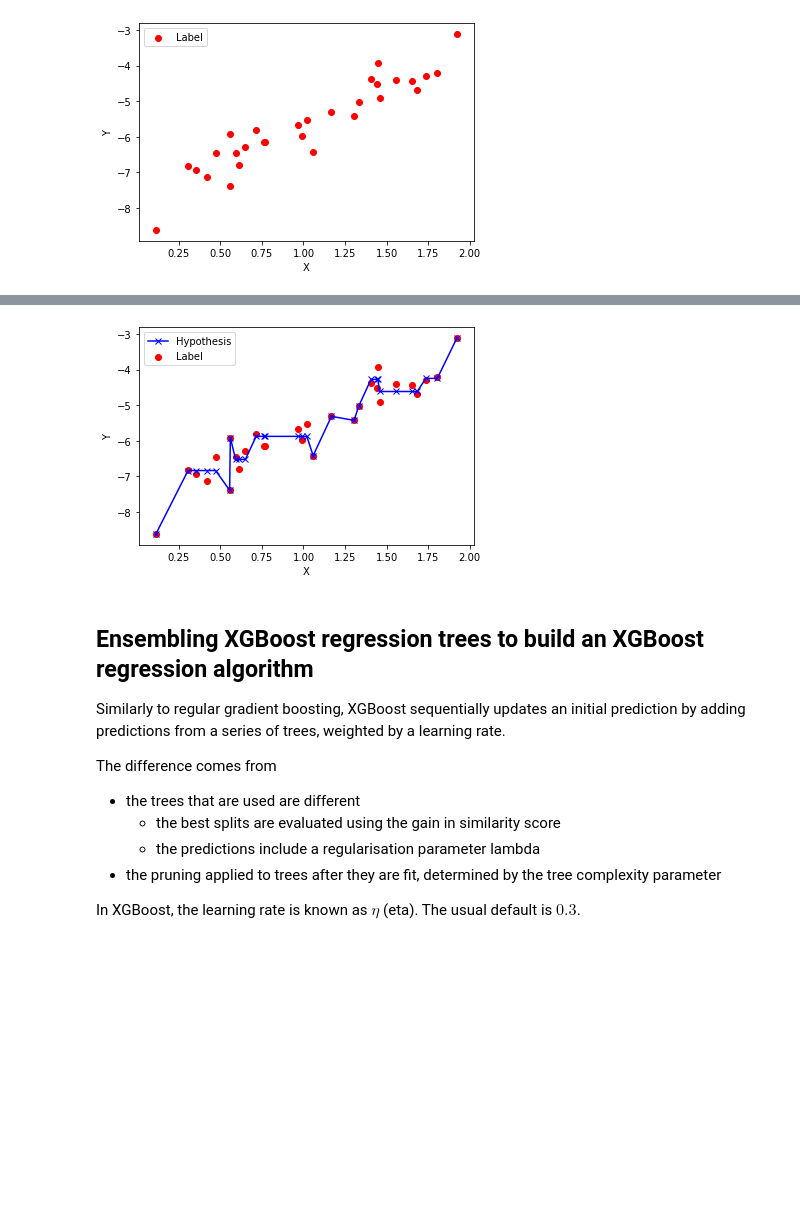
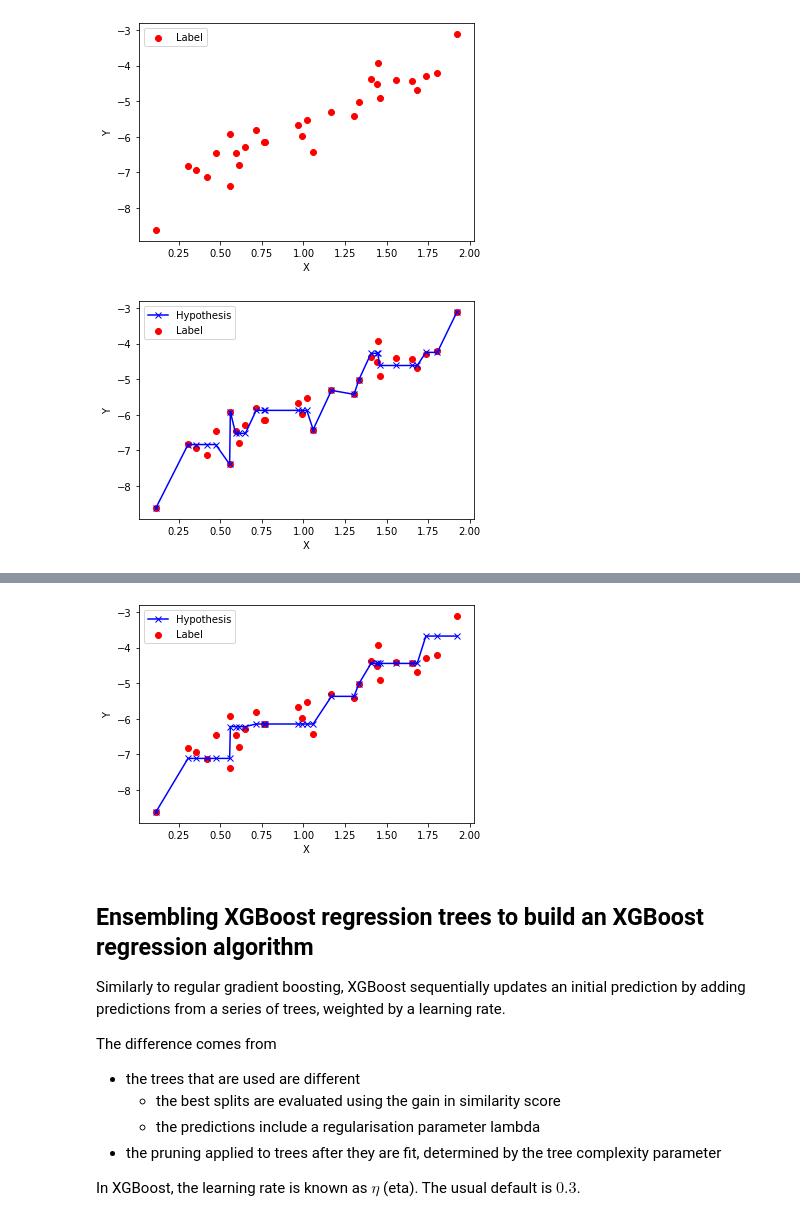
Before and after one commit to TataAndBigData/Practical-ML-DS, a Jupyter notebook: Chapter 1. Machine Learning Foundations/18. XGBoost.ipynb, the cells around one changed output, grey strips where cells are left out. Saved outputs shown, nothing was run; the diff lists cells and outputs as text; code cells hidden in the pictures; blank space fills up the shorter version.

Commit message:
added pruning to XGBoost

```diff
--- a/Chapter 1. Machine Learning Foundations/18. XGBoost.ipynb
+++ b/Chapter 1. Machine Learning Foundations/18. XGBoost.ipynb
@@ -121,15 +125,16 @@ import numpy as np
 
 # very similar to the regression tree that we implemented previously
 class XGBoostTree:
-    def __init__(self, max_depth=1):
+    def __init__(self, max_depth=1, gamma=100):
         self.max_depth = max_depth
+        self.gamma = gamma
 
     def get_leaf_similarity_score(self, examples_in_region, prediction):
         """Return the similarity score for a leaf"""
         x, Y = examples_in_region
         # prediction = np.mean(Y)
         similarity = np.sum(Y - prediction)**2 # not mean squared error but squared mean error
-        print('similarity:', similarity)
+        # print('similarity:', similarity)
         return similarity
 
     def get_split_gain(self, x, Y, split_pos):
@@ -141,8 +146,8 @@ class XGBoostTree:
         first_region_similarity = self.get_leaf_similarity_score(in_first_region, parent_prediction)
         not_in_first_region_similarity = self.get_leaf_similarity_score(not_in_first_region, parent_prediction)
         gain = first_region_similarity + not_in_first_region_similarity - current_similarity
-        print('gain:', gain)
-        return gain
+        # print('gain:', gain)
+        return gain#, first_region_similarity, not_in_first_region_similarity
 
     def get_split_candidates(self, x):
         """Get the values of a given feature to be tested as a potential place to split"""
@@ -157,7 +162,7 @@ class XGBoostTree:
         for feature_idx in range(n_features): # for each feature
             x = X[:, feature_idx] # get this feature from each example
             split_pos, split_gain = self.get_best_gain_on_this_feature(x, Y)
-            print('best gain on this feature:', split_gain)
+            # print('best gain on this feature:', split_gain)
             if split_gain > best_gain:
                 best_split_pos = split_pos
                 best_gain = split_gain
@@ -180,10 +185,11 @@ class XGBoostTree:
     def extend_tree(self, X, Y, depth=0):
         """Recursively make branches of the tree"""
         split_val, split_gain, split_feature = self.get_best_split(X, Y)
-        print(f'split val: {split_val}, gain: {split_gain}, split feature:{ split_feature}')
+        # print(f'split val: {split_val}, gain: {split_gain}, split feature:{ split_feature}')
         if split_val == None: # split val will not exist (None) if there is only one datapoint in the split
             new_branch = {
-                'split_gain': 0, # so the split is pure
+                # 'split_gain': 0, # so the split is pure
+                # 'similarity': 0,
                 'prediction': np.mean(Y)
             }
             return new_branch
@@ -194,12 +200,11 @@ class XGBoostTree:
         negative_idxs = np.logical_not(positive_idxs)
         negative_X = X[negative_idxs]
         negative_Y = Y[negative_idxs]
-        new_branch = {
-            'split_gain': split_gain,
-        }
-
+        new_branch = {}
         if depth < self.max_depth: # if not yet at max depth
             new_branch.update({
+                # 'type': 'branch',
+                'gain': split_gain,
                 'feature_to_split_on': split_feature,
                 'value_to_split_on': split_val,
                 'positive_branch': self.extend_tree(positive_X, positive_Y, depth=depth+1),
@@ -207,12 +212,43 @@ class XGBoostTree:
             })
         else:
             # print(len(Y))
-            new_branch.update({'prediction': np.mean(Y)})
+            new_branch.update({
+                # 'type': 'leaf',
+                # 'similarity':
+                'prediction': np.mean(Y)
+            })
         return new_branch
+
+    def prune_tree(self, part_of_tree):
+        """Consider each leaf and prune it if it's similarity is not greater than gamma"""
+        """Return this part of the tree pruned"""
+
+        if 'prediction' in part_of_tree.keys(): # if this branch is not a leaf
+            return part_of_tree
+
+        if 'prediction' in part_of_tree['positive_branch'].keys() and 'prediction' in part_of_tree['negative_branch'].keys(): # if all children are leaves
+            # print('checking gain vs gamma')
+            # print('gain:', part_of_tree['gain'])
+            # print('gamma:', self.gamma)
+            if part_of_tree['gain'] < self.gamma: # check whether it's gain is greater than gamma
+                print('get pruned')
+                part_of_tree = {
+                    'prediction': np.mean([part_of_tree['positive_branch']['prediction'], part_of_tree['negative_branch']['prediction']])
+                }
+        else:
+            print('considering pruning branches')
+            part_of_tree['positive_branch'] = self.prune_tree(part_of_tree['positive_branch']) # consider pruning it
+            part_of_tree['negative_branch'] = self.prune_tree(part_of_tree['negative_branch']) # consider pruning it
+
+        return part_of_tree # return pruned tree
 
     def fit(self, X, Y):
         """Fit the tree to the data"""
         self.tree = self.extend_tree(X, Y)
+        # print(json.dumps(self.tree, indent=4))
+        visualise_regression_data(X, Y, self.predict(X))
+        self.tree = self.prune_tree(self.tree)
+        # print(json.dumps(self.tree, indent=4))
 
     def predict(self, X):
         """Return a prediction for a given input"""
@@ -237,8 +273,10 @@ class XGBoostTree:
 
 
 # fit a single XGBoost tree
-xgboosttree = XGBoostTree(max_depth=4)
+xgboosttree = XGBoostTree(max_depth=4, gamma=4)
 xgboosttree.fit(X, Y)
+# print(xgboosttree)
 predictions = xgboosttree.predict(X)
 visualise_regression_data(X, Y, predictions)
 # %% [output]
+[figure]
@@ -262,4 +296,4 @@ split val: None, gain: 0, split feature:None
-[figure]
+[figure, added]
 # %% [markdown]
 ## Ensembling XGBoost regression trees to build an XGBoost regression algorithm
 
```
Also changed, not shown: parts of 2 cells of this notebook.
